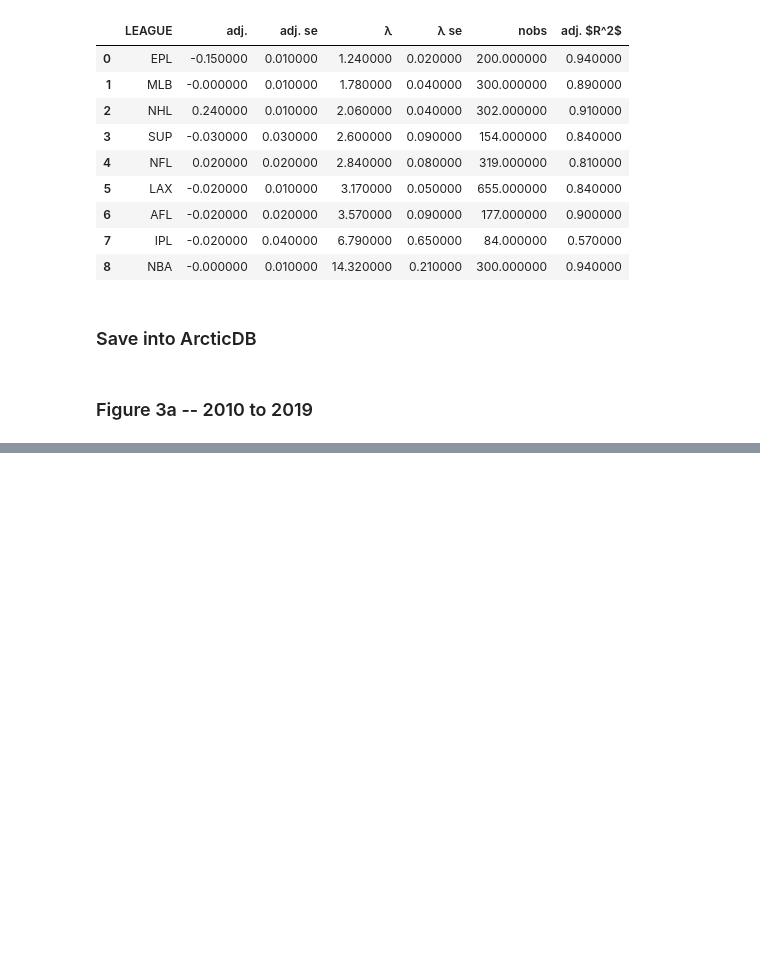
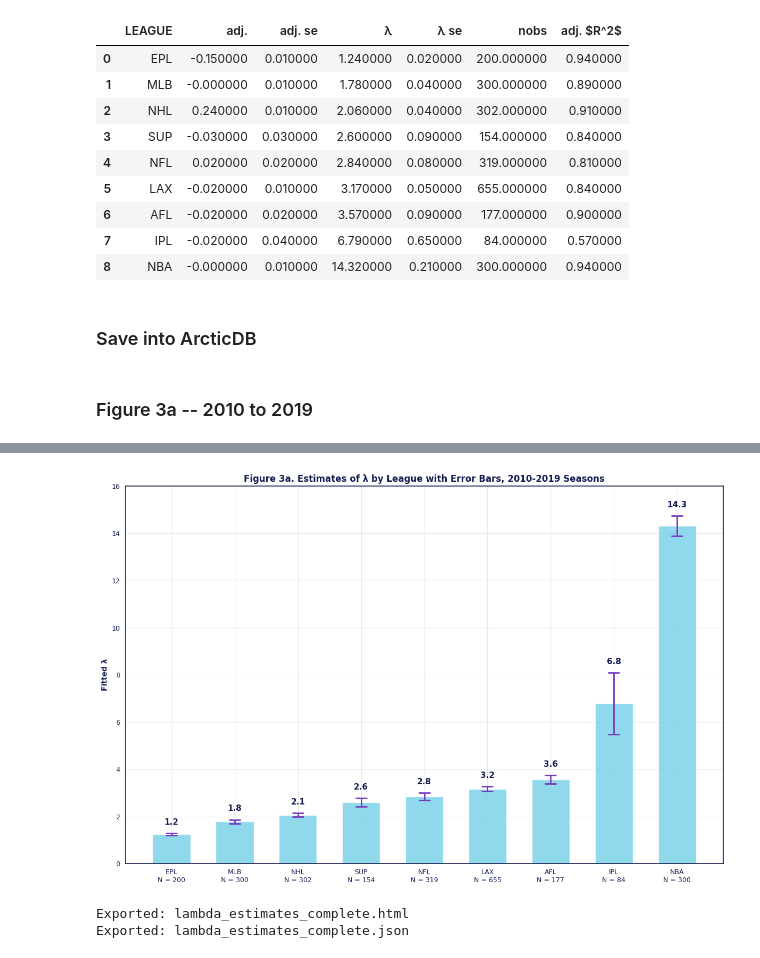
Before and after one commit to Something-Else-Studio/arcticdb-notebooks, a Jupyter notebook: pythagorean-won-loss-formula/sports_from_arctic.ipynb, the cells around one changed output, grey strips where cells are left out. Cells and saved outputs as stored; diff of their text form; code cells hidden in the pictures; blank space fills up the shorter version.

```diff
--- a/pythagorean-won-loss-formula/sports_from_arctic.ipynb
+++ b/pythagorean-won-loss-formula/sports_from_arctic.ipynb
@@ -575,0 +534,78 @@ Exported: adjusted_rsquared.json
+# %%
+# Figure 3a - Single Lambda Plot with Error Bars and N Values
+# Sort by lambda values (ascending order)
+ols_sorted = ols.sort_values('λ').copy()
+
+# Create the matplotlib version
+fig, ax = plt.subplots(figsize=(12, 8))
+
+# Create bar chart
+bars = ax.bar(range(len(ols_sorted)), ols_sorted['λ'],
+              color=chart_colors['primary_color'], alpha=0.8, width=0.6)
+
+# Add error bars (±2 standard errors)
+ax.errorbar(range(len(ols_sorted)), ols_sorted['λ'],
+            yerr=ols_sorted['λ se'] * 2,
+            fmt="none", capsize=8, capthick=2,
+            color=chart_colors['accent_color'], linewidth=2)
+
+# Add value labels on top of bars
+for i, (idx, row) in enumerate(ols_sorted.iterrows()):
+    ax.text(i, row['λ'] + row['λ se'] * 2 + 0.3, f'{row["λ"]:.1f}',
+            ha='center', va='bottom', fontweight='bold',
+            fontsize=11, color=chart_colors['text_color'])
+
+# Set x-axis labels with N values
+x_labels = [f"{row['LEAGUE']}\nN = {int(row['nobs'])}" for _, row in ols_sorted.iterrows()]
+ax.set_xticks(range(len(ols_sorted)))
+ax.set_xticklabels(x_labels, fontsize=11)
+
+# Styling
+ax.set_ylabel('Fitted λ', fontsize=14, fontweight='bold')
+ax.set_ylim(0, 16)
+ax.grid(True, axis='y', alpha=0.3, color=chart_colors['secondary_color'])
+ax.set_axisbelow(True)
+
+# Apply custom styling
+style_matplotlib_chart(ax, chart_colors,
+                      'Figure 3a. Estimates of λ by League with Error Bars, 2010-2019 Seasons')
+
+plt.tight_layout()
+plt.show()
+
+# Create interactive Plotly version
+fig_plotly = create_plotly_bar_chart(
+    data=ols_sorted,
+    x_col='LEAGUE',
+    y_col='λ',
+    title='Figure 3a. Estimates of λ by League with Error Bars, 2010-2019 Seasons',
+    error_col='λ se',
+    add_value_labels=True
+)
+
+# Multiply error bars by 2 to show ±2 standard errors
+fig_plotly.data[0].error_y.array = fig_plotly.data[0].error_y.array * 2
+
+# Update x-axis labels to include N values
+x_labels_plotly = [f"{row['LEAGUE']}<br>N = {int(row['nobs'])}" for _, row in ols_sorted.iterrows()]
+fig_plotly.update_xaxes(
+    tickmode='array',
+    tickvals=list(range(len(ols_sorted))),
+    ticktext=x_labels_plotly
+)
+
+# Update layout for better spacing
+fig_plotly.update_layout(
+    yaxis_title="Fitted λ",
+    height=600,
+    margin=dict(b=100)  # More bottom margin for N values
+)
+
+fig_plotly.show()
+
+# Export the plot
+export_plot(fig_plotly, "lambda_estimates_complete", "Lambda Estimates with Error Bars")
+# %% [output]
+[figure, added]
+Exported: lambda_estimates_complete.html
+Exported: lambda_estimates_complete.json
```
Also changed, not shown: parts of 18 cells of this notebook, 10 other files.
